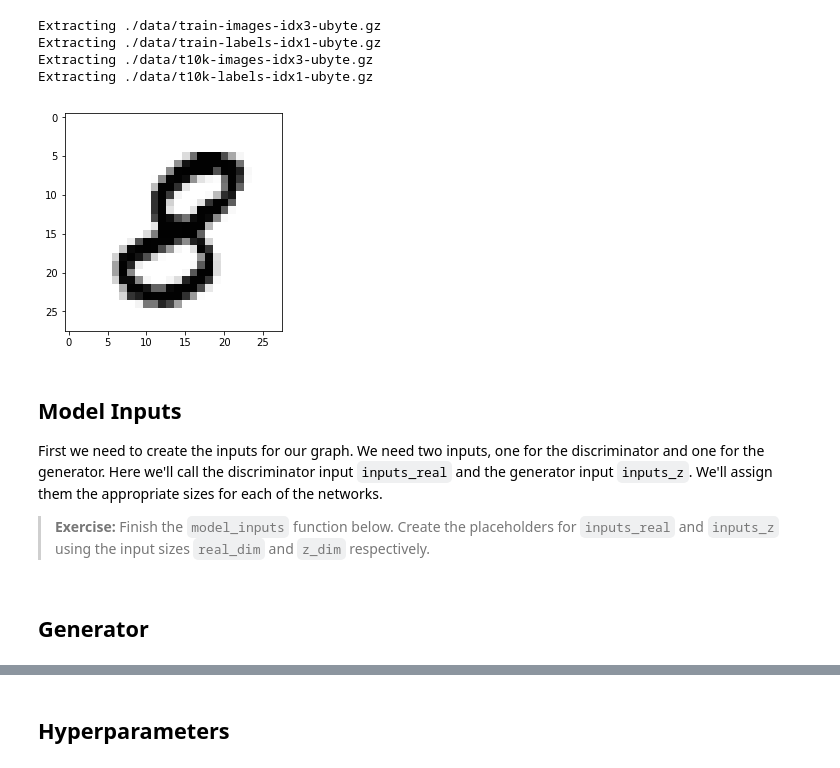
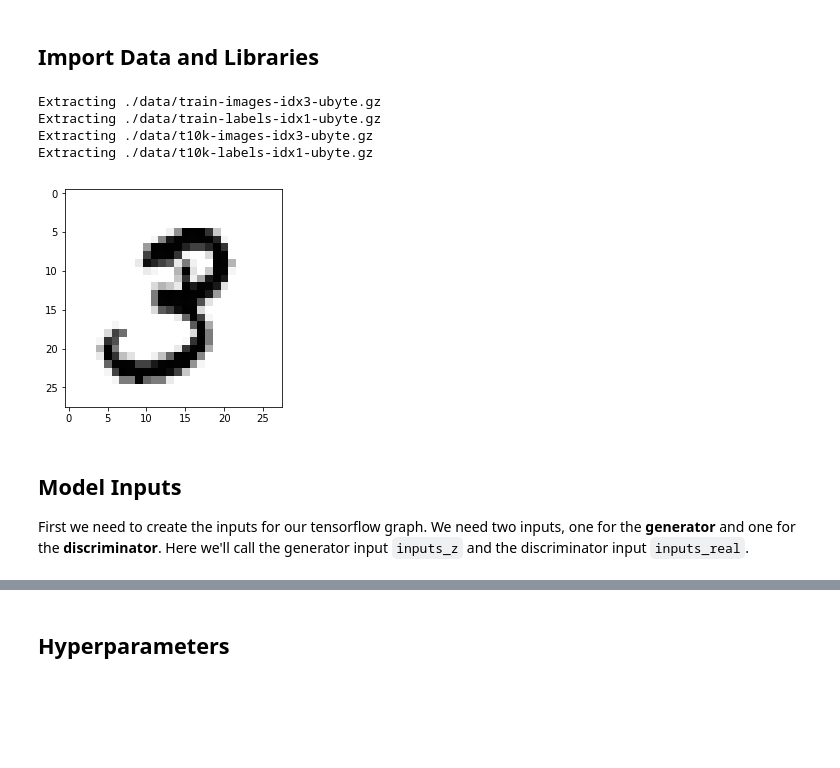
Before and after one commit to llabhishekll/GAN-implementation, a Jupyter notebook: gan_mnist.ipynb, the cells around one changed output, grey strips where cells are left out. Saved outputs shown, nothing was run; the diff lists cells and outputs as text; code cells hidden in the pictures; blank space fills up the shorter version.

```diff
--- a/gan_mnist.ipynb
+++ b/gan_mnist.ipynb
@@ -7,3 +16,5 @@ The idea behind GANs is that you have two networks, a generator  G and a discrim
+# %% [markdown]
+## Import Data and Libraries
 # %%
 import tensorflow as tf
 import numpy as np
@@ -20,13 +31,11 @@ Extracting ./data/train-labels-idx1-ubyte.gz
 Extracting ./data/t10k-images-idx3-ubyte.gz
 Extracting ./data/t10k-labels-idx1-ubyte.gz
 # %%
-plt.imshow(mnist.train.images[5].reshape(28,28),cmap='Greys');
+plt.imshow(mnist.train.images[1].reshape(28,28),cmap='Greys');
 # %% [output]
-[figure, old version]
+[figure, new version]
 # %% [markdown]
 ## Model Inputs
 
-First we need to create the inputs for our graph. We need two inputs, one for the discriminator and one for the generator. Here we'll call the discriminator input `inputs_real` and the generator input `inputs_z`. We'll assign them the appropriate sizes for each of the networks.
-
->**Exercise:** Finish the `model_inputs` function below. Create the placeholders for `inputs_real` and `inputs_z` using the input sizes `real_dim` and `z_dim` respectively.
+First we need to create the inputs for our tensorflow graph. We need two inputs, one for the **generator** and one for the **discriminator**. Here we'll call the generator input `inputs_z` and the discriminator input `inputs_real`.
 # %%
@@ -38,2 +51,0 @@ def model_inputs(real_dim, z_dim):
-# %% [markdown]
-## Generator
```
Also changed, not shown: parts of 34 cells of this notebook, 11 other files.
